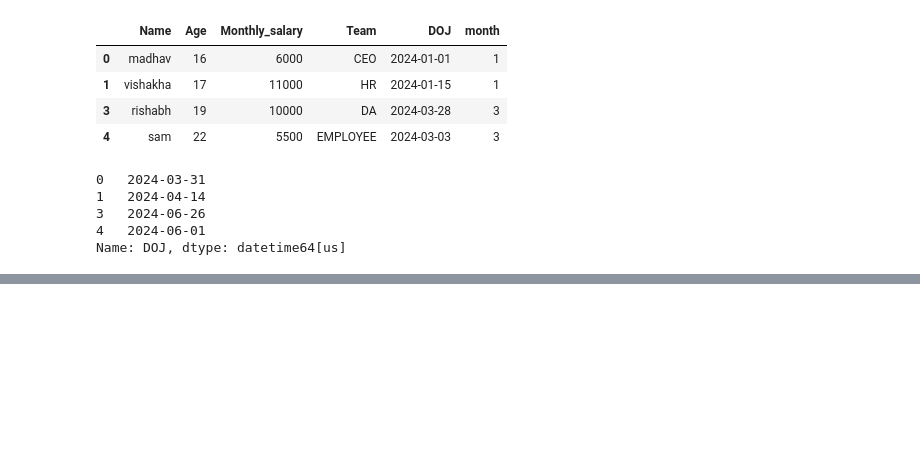
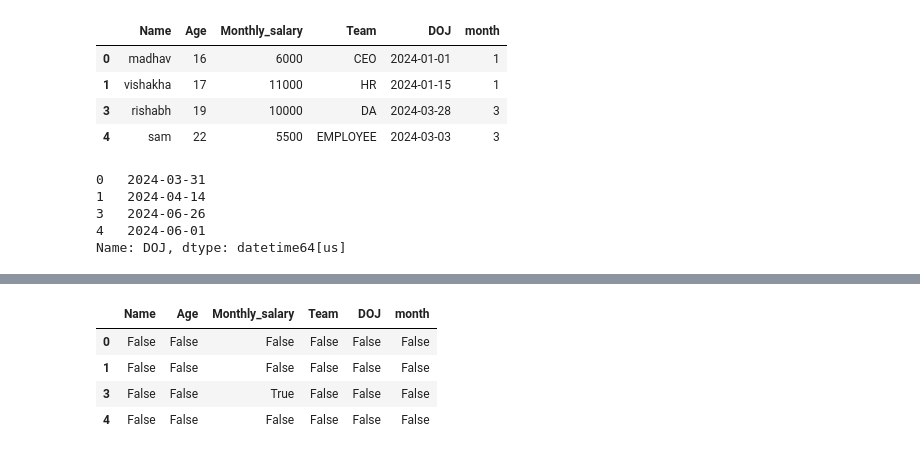
Before and after one commit to certifiedslidder-sudo/Pandas, a Jupyter notebook: basics.ipynb, the cells around one changed output, grey strips where cells are left out. Drawn from its saved outputs; the diff is of its cells as text; code cells hidden in the pictures; blank space fills up the shorter version.

```diff
--- a/basics.ipynb
+++ b/basics.ipynb
@@ -486,0 +517,8 @@ Name: DOJ, dtype: datetime64[us]
+# %%
+df.isnull()     # you'll se true for monthly salary of rishabh
+# %% [output]
+|  | Name | Age | Monthly_salary | Team | DOJ | month |
+| 0 | False | False | False | False | False | False |
+| 1 | False | False | False | False | False | False |
+| 3 | False | False | True | False | False | False |
+| 4 | False | False | False | False | False | False |
```
Also changed, not shown: parts of 9 cells of this notebook.
